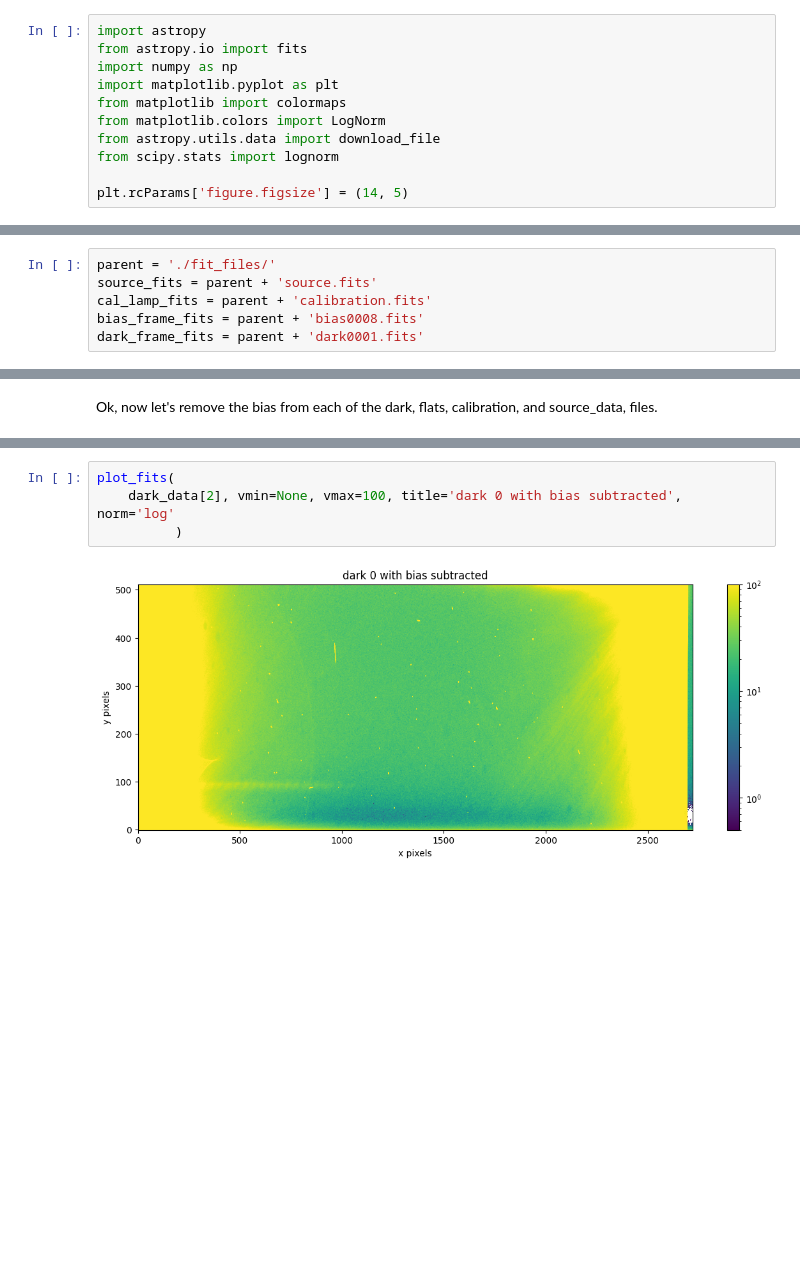
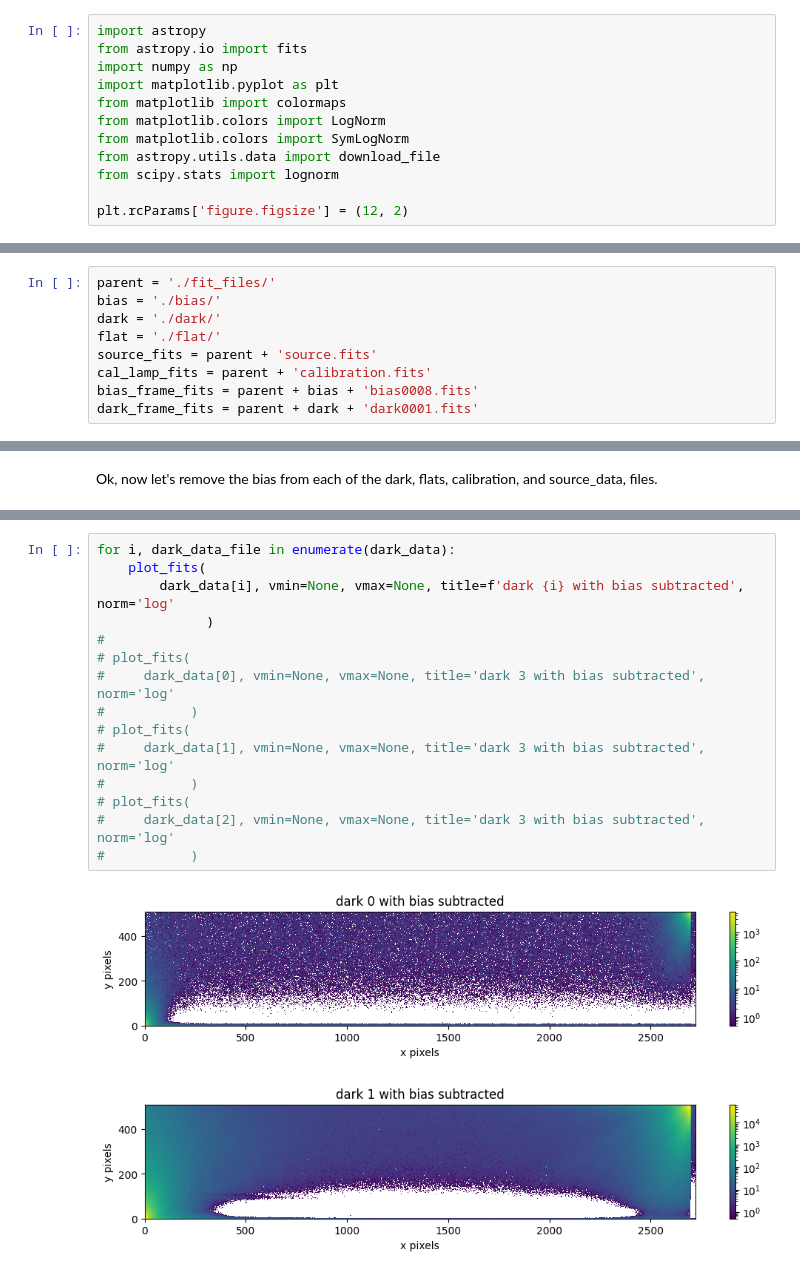
Before and after one commit to mikejafs/phys_641, a Jupyter notebook: projects/p1/Project_1.ipynb, the cells around one changed output, grey strips where cells are left out. Drawn from its saved outputs; the diff is of its cells as text; blank space fills up the shorter version.

```diff
--- a/projects/p1/Project_1.ipynb
+++ b/projects/p1/Project_1.ipynb
@@ -7,10 +7,11 @@ import numpy as np
 import matplotlib.pyplot as plt
 from matplotlib import colormaps
 from matplotlib.colors import LogNorm
+from matplotlib.colors import SymLogNorm
 from astropy.utils.data import download_file
 from scipy.stats import lognorm
 
-plt.rcParams['figure.figsize'] = (14, 5)
+plt.rcParams['figure.figsize'] = (12, 2)
 # %% [markdown]
 ## Part 1: Exploration
 # %% [markdown]
@@ -40,10 +41,13 @@ def fits_to_data(file_name):
 Let's produce some rough visualizations of the source file, a calibration lamp, and dark frame.
 # %%
 parent = './fit_files/'
+bias = './bias/'
+dark = './dark/'
+flat = './flat/'
 source_fits = parent + 'source.fits'
 cal_lamp_fits = parent + 'calibration.fits'
-bias_frame_fits = parent + 'bias0008.fits'
-dark_frame_fits = parent + 'dark0001.fits'
+bias_frame_fits = parent + bias + 'bias0008.fits'
+dark_frame_fits = parent + dark + 'dark0001.fits'
 # %%
 s_data, s_file = fits_to_data(source_fits)
 cal_lamp_data, cal_lamp_file = fits_to_data(cal_lamp_fits)
@@ -232,6 +282,18 @@ print(dark_data)
 # %%
-plot_fits(
-    dark_data[2], vmin=None, vmax=100, title='dark 0 with bias subtracted', norm='log'
-          )
+for i, dark_data_file in enumerate(dark_data):
+    plot_fits(
+        dark_data[i], vmin=None, vmax=None, title=f'dark {i} with bias subtracted', norm='log'
+              )
+#
+# plot_fits(
+#     dark_data[0], vmin=None, vmax=None, title='dark 3 with bias subtracted', norm='log'
+#           )
+# plot_fits(
+#     dark_data[1], vmin=None, vmax=None, title='dark 3 with bias subtracted', norm='log'
+#           )
+# plot_fits(
+#     dark_data[2], vmin=None, vmax=None, title='dark 3 with bias subtracted', norm='log'
+#           )
 # %% [output]
-[figure, old version]
+[figure, new version]
+[figure, added]
```
Also changed, not shown: parts of 27 cells of this notebook, 4 other files.
